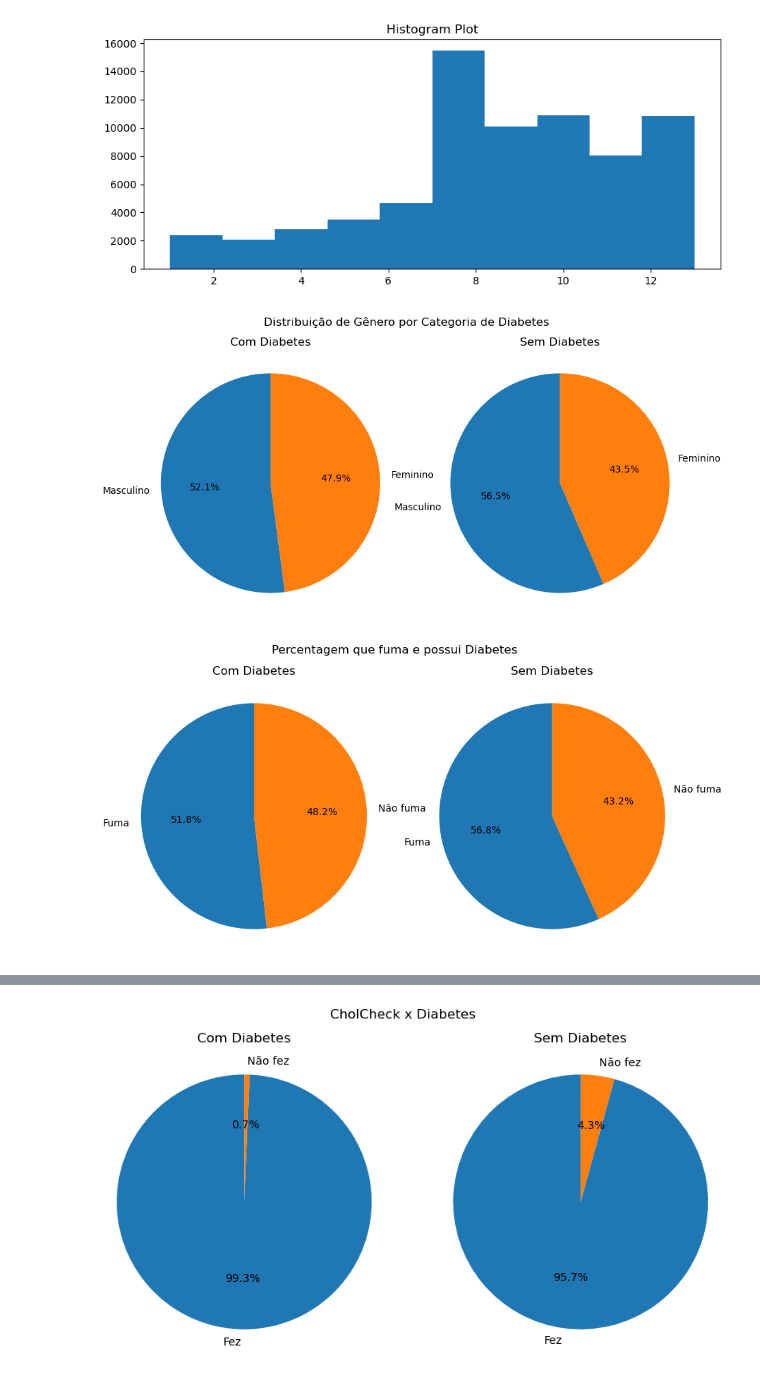
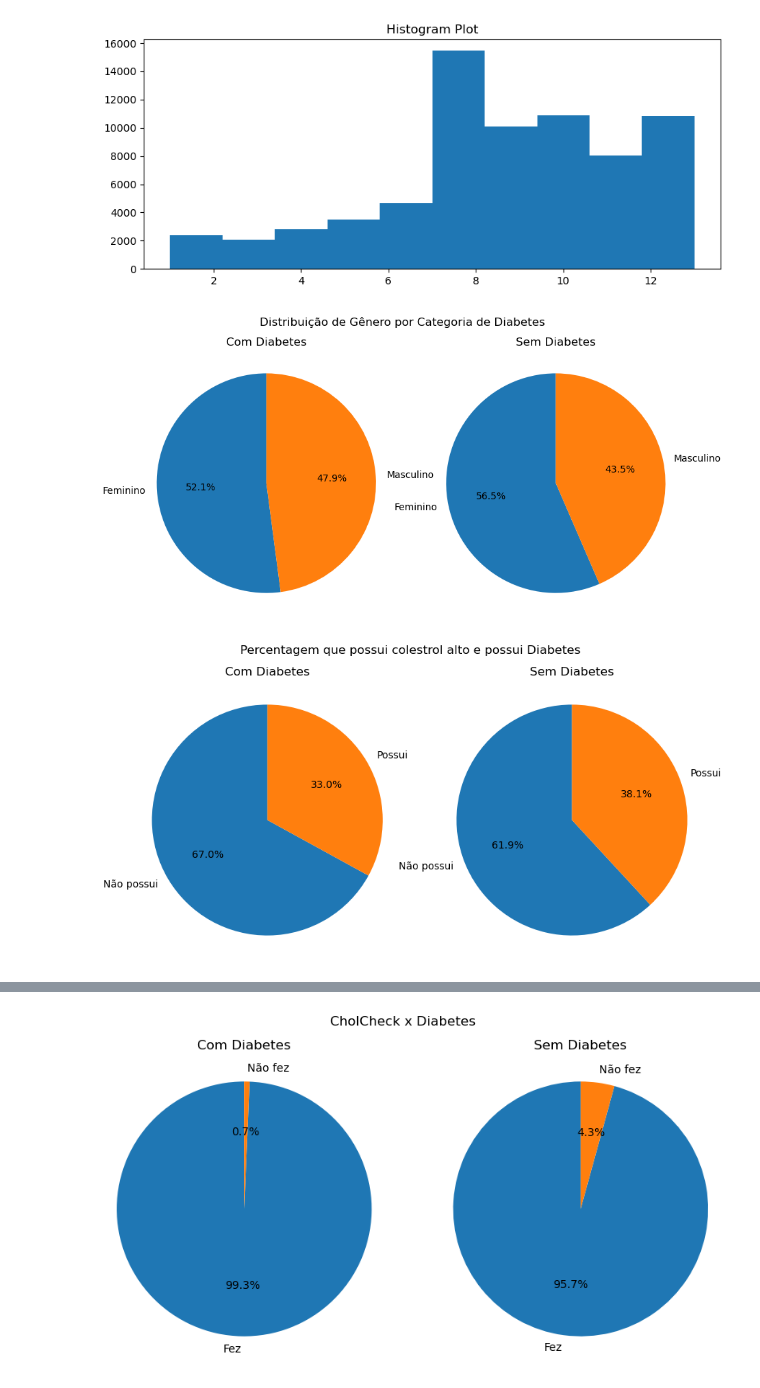
Before and after one commit to jpmbrito123/DAA, a Jupyter notebook: nossodataset/data_exploration.ipynb, the cells around one changed output, grey strips where cells are left out. Saved outputs shown, nothing was run; the diff lists cells and outputs as text; code cells hidden in the pictures.

```diff
--- a/nossodataset/data_exploration.ipynb
+++ b/nossodataset/data_exploration.ipynb
@@ -260,33 +260,33 @@ def plot_pie(data_with_diabetes, data_without_diabetes, labels):
 # Supondo que você tenha duas colunas no DataFrame, 'Sex' e 'Diabetes' (0 para sem diabetes, 1 para com diabetes)
 data_with_diabetes = df[df['Diabetes'] == 1]['Sex'].value_counts()
 data_without_diabetes = df[df['Diabetes'] == 0]['Sex'].value_counts()
-labels = ["Masculino", "Feminino"]
+labels = ["Feminino", "Masculino"]
 
 plot_pie(data_with_diabetes, data_without_diabetes, labels)
 # %% [output]
-[figure, old version]
+[figure, new version]
 # %%
 def plot_pie(data_with_diabetes, data_without_diabetes, labels):
     fig, ax = plt.subplots(1, 2, figsize=(10, 5))
 
     # Plot para dados com diabetes
     ax[0].pie(data_with_diabetes, labels=labels, autopct='%1.1f%%', startangle=90)
     ax[0].axis('equal')  # Equal aspect ratio ensures that pie is drawn as a circle.
     ax[0].set_title('Com Diabetes')
 
     # Plot para dados sem diabetes
     ax[1].pie(data_without_diabetes, labels=labels, autopct='%1.1f%%', startangle=90)
     ax[1].axis('equal')  # Equal aspect ratio ensures that pie is drawn as a circle.
     ax[1].set_title('Sem Diabetes')
 
-    plt.suptitle('Percentagem que fuma e possui Diabetes')
+    plt.suptitle('Percentagem que possui colestrol alto e possui Diabetes')
     plt.show()
 
 # Supondo que você tenha duas colunas no DataFrame, 'Sex' e 'Diabetes' (0 para sem diabetes, 1 para com diabetes)
-data_with_diabetes = df[df['Diabetes'] == 1]['Smoker'].value_counts()
-data_without_diabetes = df[df['Diabetes'] == 0]['Smoker'].value_counts()
-labels = ["Fuma", "Não fuma"]
+data_with_diabetes = df[df['Diabetes'] == 1]['HighChol'].value_counts()
+data_without_diabetes = df[df['Diabetes'] == 0]['HighChol'].value_counts()
+labels = ["Não possui", "Possui"]
 
 plot_pie(data_with_diabetes, data_without_diabetes, labels)
 # %% [output]
-[figure, old version]
+[figure, new version]
```
Also changed, not shown: parts of 8 cells of this notebook.
